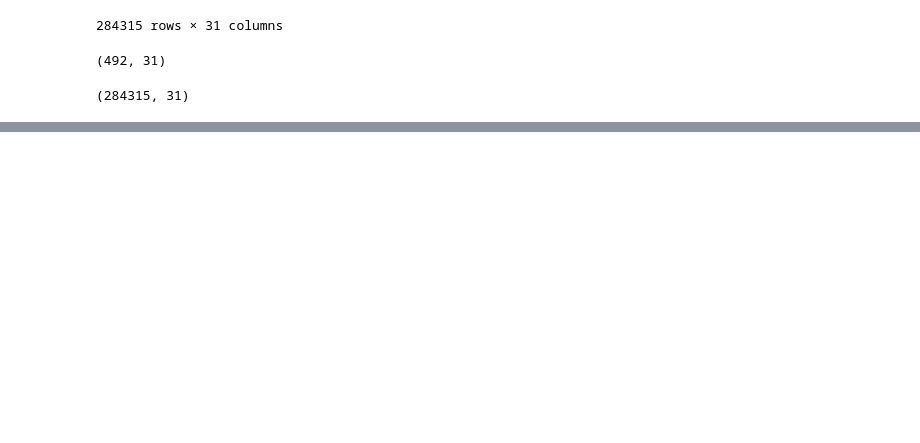
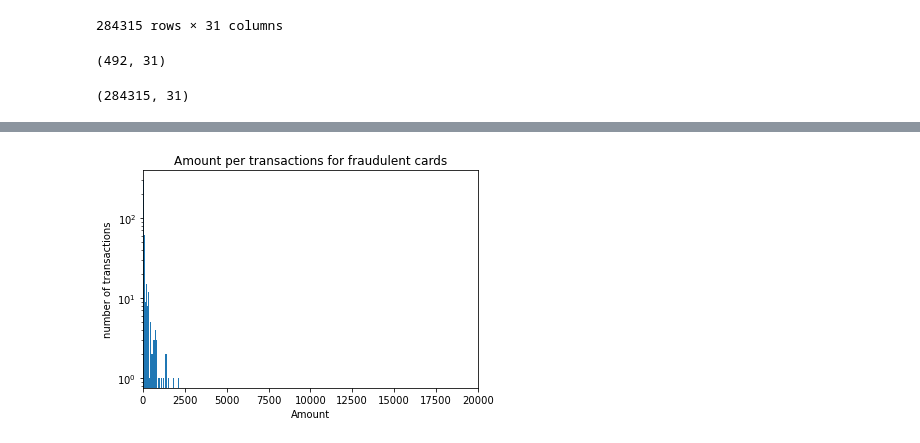
Before and after one commit to Matonice/funaab-AI-assignment, a Jupyter notebook: FRAUDULENT CREDIT CARD.ipynb, the cells around one changed output, grey strips where cells are left out. Cells and saved outputs as stored; diff of their text form; code cells hidden in the pictures; blank space fills up the shorter version.

```diff
--- a/FRAUDULENT CREDIT CARD.ipynb
+++ b/FRAUDULENT CREDIT CARD.ipynb
@@ -195,0 +223,11 @@ credit_card
+# %%
+bins= 50
+plt.hist(fraudulent["Amount"], bins=bins)
+plt.title("Amount per transactions for fraudulent cards")
+plt.yscale("log")
+plt.xlim((0,20000))
+plt.xlabel("Amount")
+plt.ylabel("number of transactions")
+plt.show()
+# %% [output]
+[figure, added]
```
Also changed, not shown: parts of 5 cells of this notebook.
